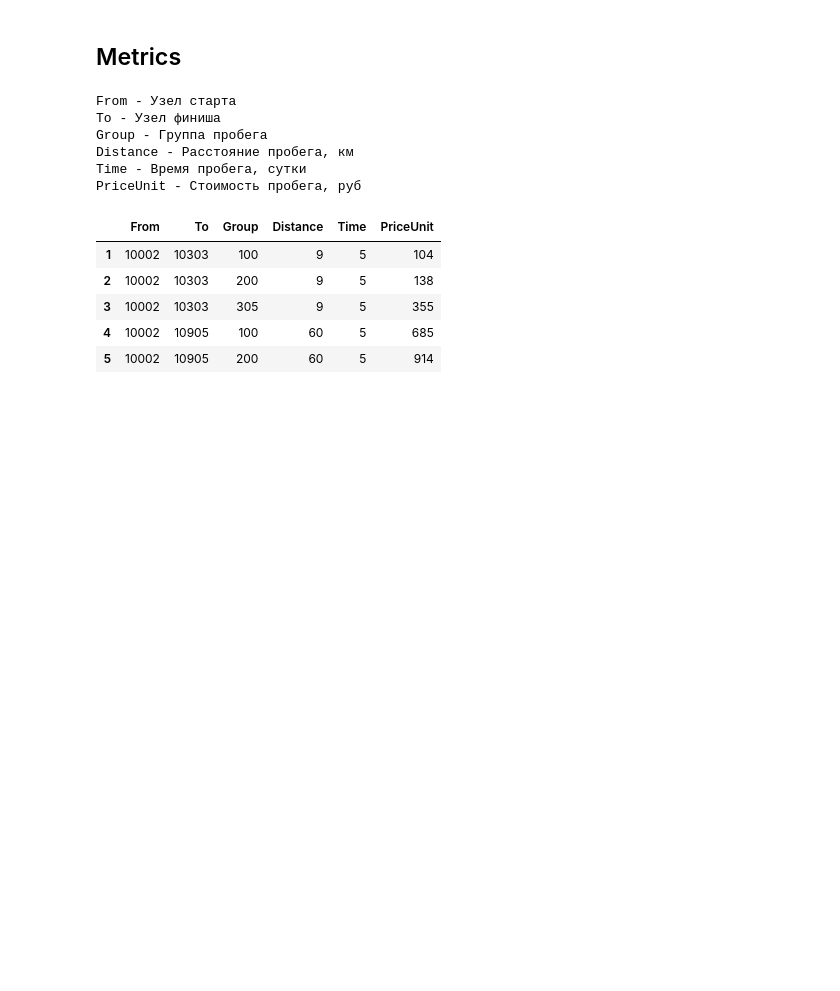
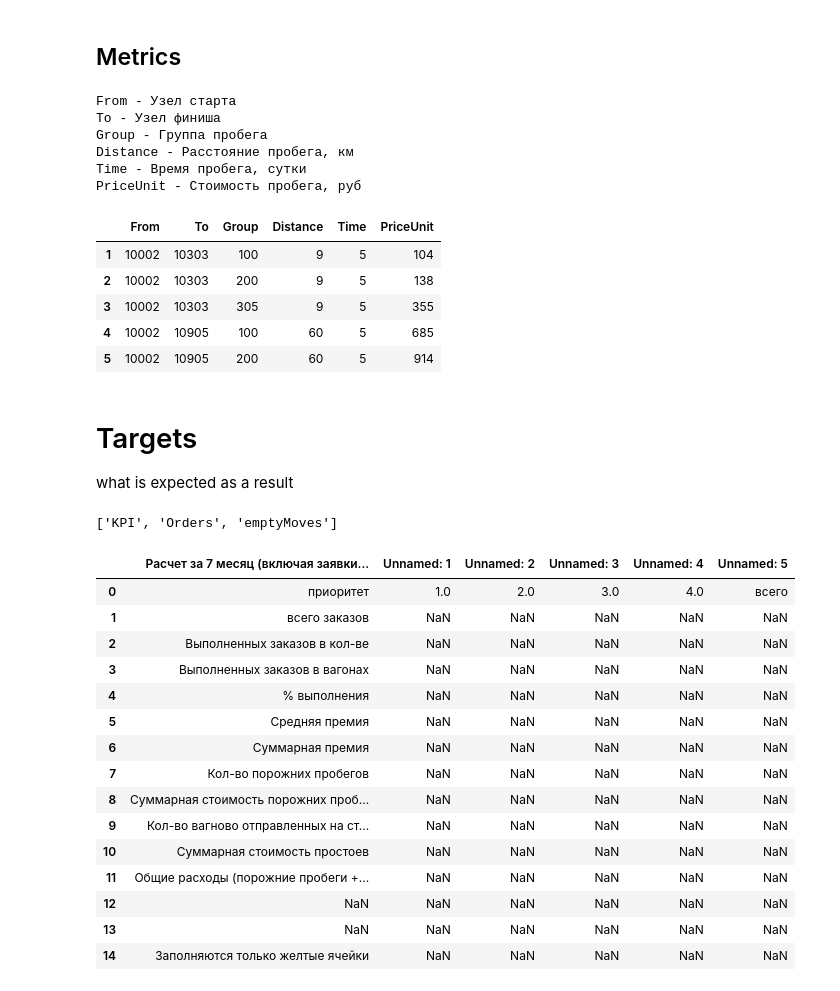
Before and after one commit to latticetower/train-of-thought, a Jupyter notebook: notebooks/basic-EDA.ipynb, the cells around one changed output. Drawn from its saved outputs; the diff is of its cells as text; code cells hidden in the pictures; blank space fills up the shorter version.

```diff
--- a/notebooks/basic-EDA.ipynb
+++ b/notebooks/basic-EDA.ipynb
@@ -163,3 +236,31 @@ metrics.head()
 | 3 | 10002 | 10303 | 305 | 9 | 5 | 355 |
 | 4 | 10002 | 10905 | 100 | 60 | 5 | 685 |
 | 5 | 10002 | 10905 | 200 | 60 | 5 | 914 |
+# %% [markdown]
+# Targets
+what is expected as a result
+# %%
+df2 = pd.read_excel("../data/output_wagon.xlsx", sheet_name=None)
+# %%
+list(df2)
+# %% [output]
+['KPI', 'Orders', 'emptyMoves']
+# %%
+df2["KPI"]  # надо понять, какие из них желтые без ms excel
+# %% [output]
+|  | Расчет за 7 месяц (включая заявки... | Unnamed: 1 | Unnamed: 2 | Unnamed: 3 | Unnamed: 4 | Unnamed: 5 |
+| 0 | приоритет | 1.0 | 2.0 | 3.0 | 4.0 | всего |
+| 1 | всего заказов | NaN | NaN | NaN | NaN | NaN |
+| 2 | Выполненных заказов в кол-ве | NaN | NaN | NaN | NaN | NaN |
+| 3 | Выполненных заказов в вагонах | NaN | NaN | NaN | NaN | NaN |
+| 4 | % выполнения | NaN | NaN | NaN | NaN | NaN |
+| 5 | Средняя премия | NaN | NaN | NaN | NaN | NaN |
+| 6 | Суммарная премия | NaN | NaN | NaN | NaN | NaN |
+| 7 | Кол-во порожних пробегов | NaN | NaN | NaN | NaN | NaN |
+| 8 | Суммарная стоимость порожних проб... | NaN | NaN | NaN | NaN | NaN |
+| 9 | Кол-во вагново отправленных на ст... | NaN | NaN | NaN | NaN | NaN |
+| 10 | Суммарная стоимость простоев | NaN | NaN | NaN | NaN | NaN |
+| 11 | Общие расходы (порожние пробеги +... | NaN | NaN | NaN | NaN | NaN |
+| 12 | NaN | NaN | NaN | NaN | NaN | NaN |
+| 13 | NaN | NaN | NaN | NaN | NaN | NaN |
+| 14 | Заполняются только желтые ячейки | NaN | NaN | NaN | NaN | NaN |
```
Also changed, not shown: parts of 17 cells of this notebook, 1 other file.
